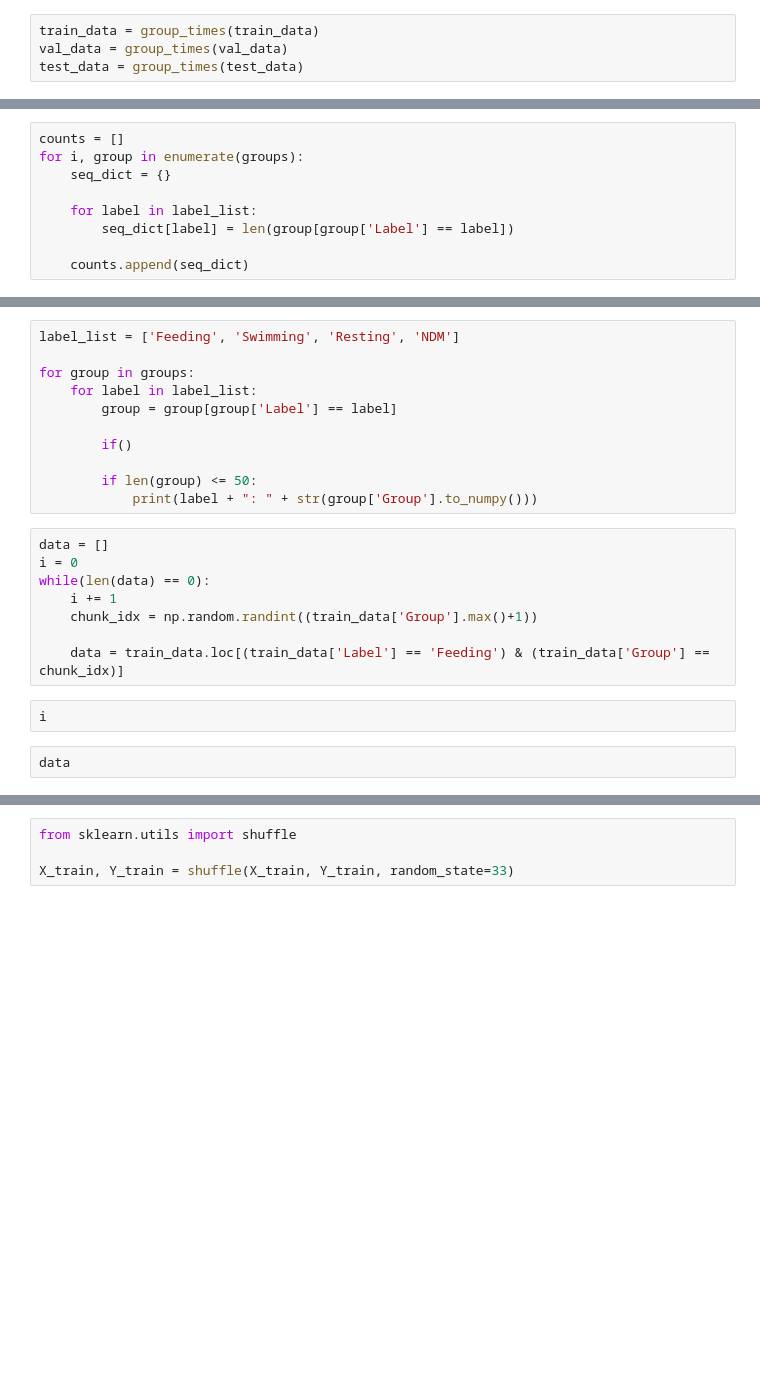
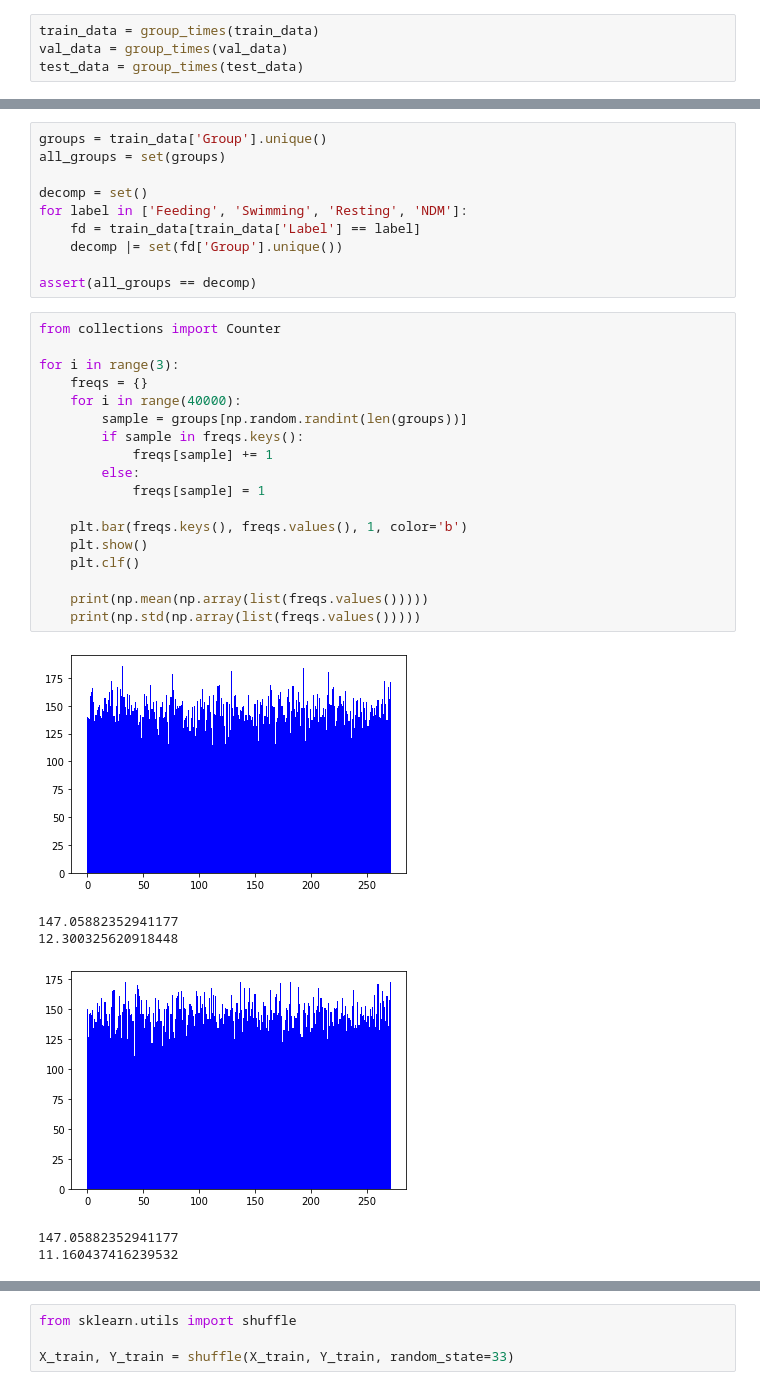
Before and after one commit to buchholzmd/SharkBehaviorClassification, a Jupyter notebook: data_sandbox-Copy1.ipynb, the cells around one changed output, grey strips where cells are left out. Saved outputs shown, nothing was run; the diff lists cells and outputs as text; blank space fills up the shorter version.

Commit message:
Update data loading

```diff
--- a/data_sandbox-Copy1.ipynb
+++ b/data_sandbox-Copy1.ipynb
@@ -252,9 +318,0 @@ groups = [train_data[train_data['Group'] == i] for i in range(max_group)]
-# %%
-counts = []
-for i, group in enumerate(groups):
-    seq_dict = {}
-
-    for label in label_list:
-        seq_dict[label] = len(group[group['Label'] == label])
-
-    counts.append(seq_dict)
@@ -266,23 +319,35 @@ for count_dict in counts:
-# %%
-label_list = ['Feeding', 'Swimming', 'Resting', 'NDM']
-
-for group in groups:
-    for label in label_list:
-        group = group[group['Label'] == label]
-
-        if()
-
-        if len(group) <= 50:
-            print(label + ": " + str(group['Group'].to_numpy()))
-# %%
-data = []
-i = 0
-while(len(data) == 0):
-    i += 1
-    chunk_idx = np.random.randint((train_data['Group'].max()+1))
-
-    data = train_data.loc[(train_data['Label'] == 'Feeding') & (train_data['Group'] == chunk_idx)]
-# %%
-i
-# %%
-data
+# %%
+groups = train_data['Group'].unique()
+all_groups = set(groups)
+
+decomp = set()
+for label in ['Feeding', 'Swimming', 'Resting', 'NDM']:
+    fd = train_data[train_data['Label'] == label]
+    decomp |= set(fd['Group'].unique())
+
+assert(all_groups == decomp)
+# %%
+from collections import Counter
+
+for i in range(3):
+    freqs = {}
+    for i in range(40000):
+        sample = groups[np.random.randint(len(groups))]
+        if sample in freqs.keys():
+            freqs[sample] += 1
+        else:
+            freqs[sample] = 1
+
+    plt.bar(freqs.keys(), freqs.values(), 1, color='b')
+    plt.show()
+    plt.clf()
+
+    print(np.mean(np.array(list(freqs.values()))))
+    print(np.std(np.array(list(freqs.values()))))
+# %% [output]
+[figure, added]
+147.05882352941177
+12.300325620918448
+[figure, added]
+147.05882352941177
+11.160437416239532
```
Also changed, not shown: parts of 16 cells of this notebook, 23 other files.
